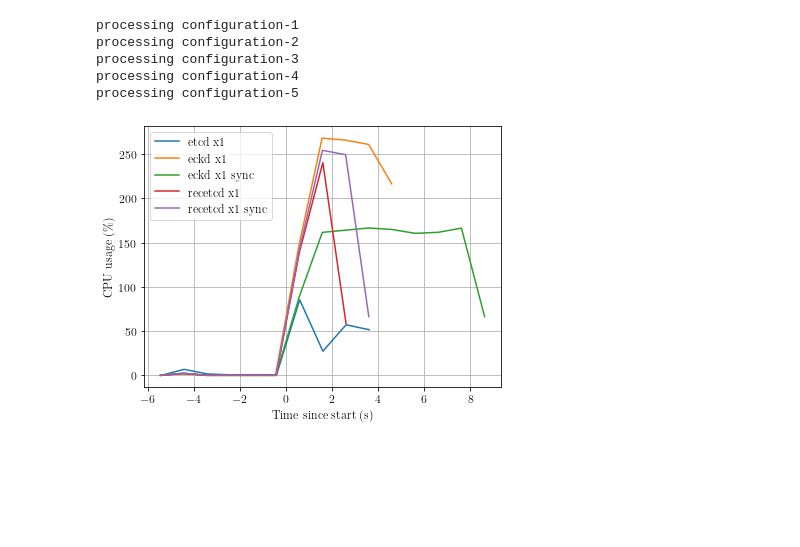
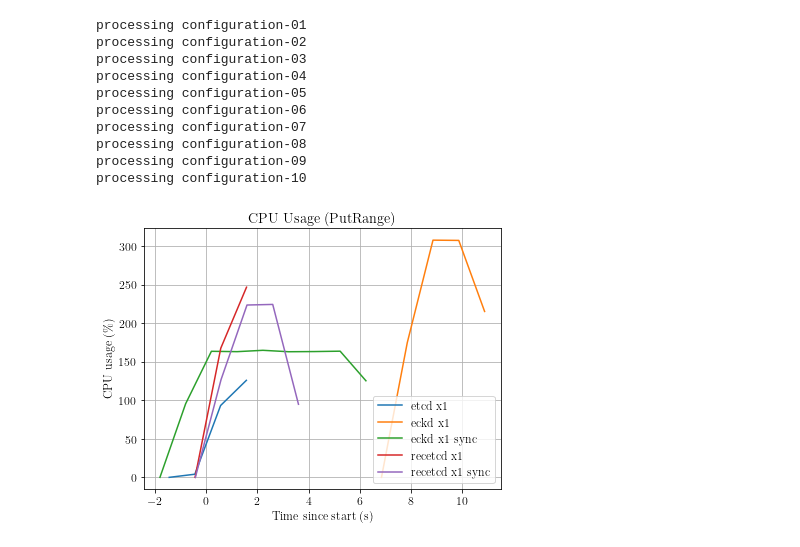
Before and after one commit to jeffa5/mergeable-etcd, a Jupyter notebook: experiments/bencher/analysis.ipynb, the cells around one changed output. Saved outputs shown, nothing was run; the diff lists cells and outputs as text; code cells hidden in the pictures; blank space fills up the shorter version.

```diff
--- a/experiments/bencher/analysis.ipynb
+++ b/experiments/bencher/analysis.ipynb
@@ -68,8 +180,12 @@ f = plt.figure()
 f.set_figwidth(6.4 * 1)
 f.set_figheight(4.8 * 1)
 
-for (k, v) in latencies.items():
+for (k, v) in timings.items():
     config = json.loads(k)
+    bench_type = config["bench_type"]
+    if bench_type != "PutRange":
+        continue
+
     cluster_size = config["cluster_size"]
     if cluster_size == 1:
         if config["image_name"] == "quay.io/coreos/etcd":
@@ -83,16 +199,18 @@ for (k, v) in latencies.items():
 
         sync = " sync" if "--sync" in config["extra_args"] else ""
 
-        v.sort()
-        size = len(v)
+        latencies = v["latencies"]
+        latencies.sort()
+        size = len(latencies)
         ys = np.array(range(size))/ float(size)
 
-        plt.plot(v, ys, label=f"{image} x{cluster_size}{sync}")
+        plt.plot(latencies, ys, label=f"{image} x{cluster_size}{sync}")
 
 plt.grid()
+plt.title("Latency CDF (PutRange)")
 plt.xlabel("Request duration (ms)")
 plt.ylabel("Probability")
 plt.legend()
 
-plt.savefig(f"{exp_dir}/plots/latency-cdf.pdf")
+plt.savefig(f"{exp_dir}/plots/latency-cdf-putrange.pdf")
 # %% [output]
@@ -114,12 +283,17 @@ for config in config_dirs:
     for repeat in os.listdir(f"{exp_dir}/{config}"):
         if repeat.startswith("repeat"):
             with open(f"{exp_dir}/{config}/{repeat}/logs/docker-bench.log", "r") as log:
-                line = log.readlines()[0]
-                j = line.split()[1]
-                output = json.loads(j)
-                start_secs = output["start"]["secs_since_epoch"]
-                start_nanos = output["start"]["nanos_since_epoch"]
-                start = datetime(1970, 1, 1) + timedelta(seconds=start_secs,microseconds=start_nanos/1000)
+                for line in log.readlines():
+                    j = line.split()[1]
+                    try:
+                        output = json.loads(j)
+                    except ValueError:
+                        continue
+
+                    start_secs = output["start"]["secs_since_epoch"]
+                    start_nanos = output["start"]["nanos_since_epoch"]
+                    start = datetime(1970, 1, 1) + timedelta(seconds=start_secs,microseconds=start_nanos/1000)
+                    break
 
             # read metrics of node*
             with open(f"{exp_dir}/{config}/{repeat}/metrics/docker-node1.stat", "r") as stats:
@@ -158,11 +332,16 @@ for config in config_dirs:
                 cpu_usage[c] = (times, cpus)
                 mem_usage[c] = (times, mems)
 # %% [output]
-processing configuration-1
-processing configuration-2
-processing configuration-3
-processing configuration-4
-processing configuration-5
+processing configuration-01
+processing configuration-02
+processing configuration-03
+processing configuration-04
+processing configuration-05
+processing configuration-06
+processing configuration-07
+processing configuration-08
+processing configuration-09
+processing configuration-10
 # %%
 # cpu usage plots
 
@@ -178,32 +357,37 @@ plt.rcParams.update({
 f = plt.figure()
 f.set_figwidth(6.4 * 1)
 f.set_figheight(4.8 * 1)
 
 for (k, v) in cpu_usage.items():
     config = json.loads(k)
+    bench_type = config["bench_type"]
+    if bench_type != "PutRange":
+        continue
+
     cluster_size = config["cluster_size"]
     if cluster_size == 1:
         if config["image_name"] == "quay.io/coreos/etcd":
             image = "etcd"
         elif config["image_name"] == "jeffas/eckd":
             image = "eckd"
         elif config["image_name"] == "jeffas/recetcd":
             image = "recetcd"
         else:
             print("unmatched image name:", config["image_name"])
 
         sync = " sync" if "--sync" in config["extra_args"] else ""
 
         xs = [x.total_seconds() for x in v[0]]
         ys = v[1]
 
         plt.plot(xs, ys, label=f"{image} x{cluster_size}{sync}")
 
 plt.grid()
+plt.title("CPU Usage (PutRange)")
 plt.xlabel("Time since start (s)")
 plt.ylabel("CPU usage (\%)")
 plt.legend()
 
-plt.savefig(f"{exp_dir}/plots/cpu-usage.pdf")
+plt.savefig(f"{exp_dir}/plots/cpu-usage-putrange.pdf")
 # %% [output]
-[figure, old version]
+[figure, new version]
```
Also changed, not shown: parts of 9 cells of this notebook.
